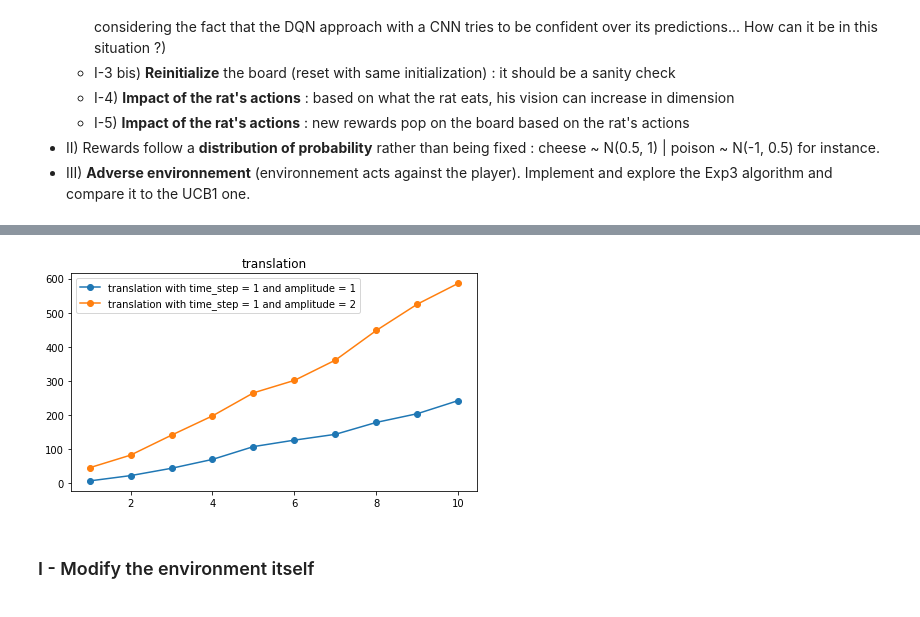
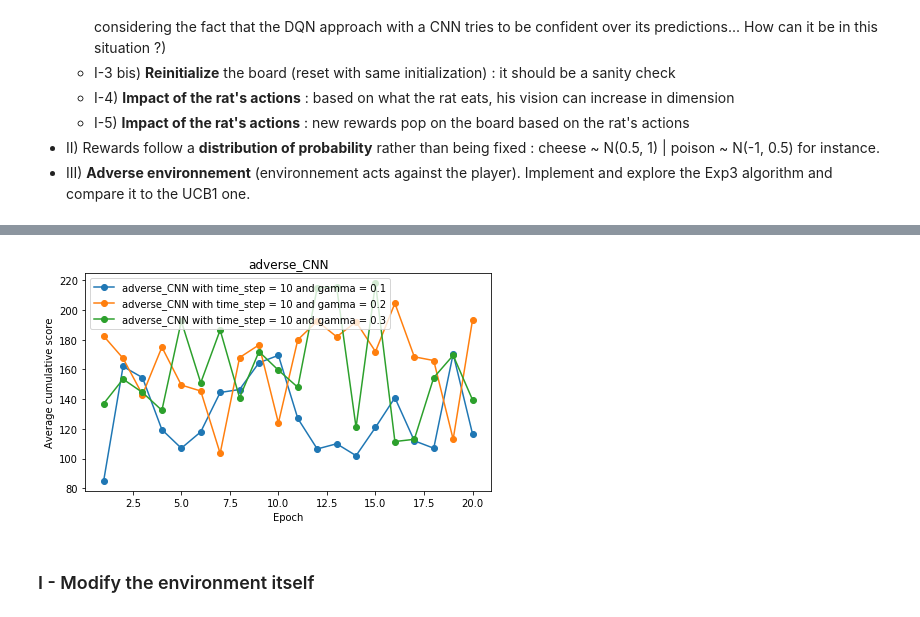
Before and after one commit to EmmanuelJhno/Reinforcement_learning, a Jupyter notebook: Project_adv_env/DQN_rat.ipynb, the cells around one changed output, grey strips where cells are left out. Saved outputs shown, nothing was run; the diff lists cells and outputs as text; code cells hidden in the pictures.

```diff
--- a/Project_adv_env/DQN_rat.ipynb
+++ b/Project_adv_env/DQN_rat.ipynb
@@ -45,6 +48,7 @@ class Agent(object):
         self.epsilon = epsilon
         self.n_action = n_action
         self.vis = 2
+        self.t = 0
 
     def set_epsilon(self,e):
         self.epsilon = e
@@ -52,6 +56,7 @@ class Agent(object):
     def act(self,s,train=True):
         """ This function should return the next action to do:
         an integer between 0 and 4 (not included) with a random exploration of epsilon"""
+        self.t += 1
         if train:
             if np.random.rand() <= self.epsilon:
                 a = np.random.randint(0, self.n_action, size=1)[0]
@@ -301,6 +306,7 @@ def train(agent, env,epoch, eps_decay=None, eps_step=None, freq_video=10, memory
             agent.set_epsilon(eps)
         # At each epoch, we restart to a fresh game and get the initial state
         state = env.reset()
+        agent.t=0
         # This assumes that the games will terminate
         game_over = False
 
@@ -767,10 +773,10 @@ To be tested :
 - III) **Adverse environnement** (environnement acts against the player). Implement and explore the Exp3 algorithm and compare it to the UCB1 one.
 # %%
 class Adaptive_Environment(Environment):
-    def __init__(self, *args, grid_size=13, max_time=200, temperature=0.3, transform_board=None,
-                 transform_visibility=None, add_reward=None, **kwargs):
-        super(Adaptive_Environment, self).__init__(*args,grid_size=grid_size, max_time=max_time,
-                                                   temperature=temperature,**kwargs)
+    def __init__(self, grid_size=13, max_time=200, temperature=0.3, immob_penalty=0.1,
+                 transform_board=None, transform_visibility=None, add_reward=None):
+        super(Adaptive_Environment, self).__init__(grid_size=grid_size, max_time=max_time,
+                                                   temperature=temperature, immob_penalty=immob_penalty)
 
         self.transform_board = transform_board
         self.transform_visibility = transform_visibility
@@ -908,3 +903,4 @@ import functools
 # %%
-plot_params_variation(name ='translation', params_fct=[[1,1],[1,2]], nb_avg =2, epoch=10, freq_video=3,transform_board=board_translation)
+plot_params_variation(name = 'adverse_CNN', params_fct=[[10,.1],[10,.2],[10,.3]], nb_avg=10, epoch=20,
+                      freq_video=10, transform_board=board_adv)
 # %% [output]
@@ -928,4 +924,4 @@ Epoch 010/010 | Loss 0.6139 | Win/lose count 38.5(74.0%)/2.0(2.9%) (36.5)
-[figure, old version]
+[figure, new version]
 # %% [markdown]
 ### I - Modify the environment itself
 # %% [markdown]
```
Also changed, not shown: parts of 9 cells of this notebook.
